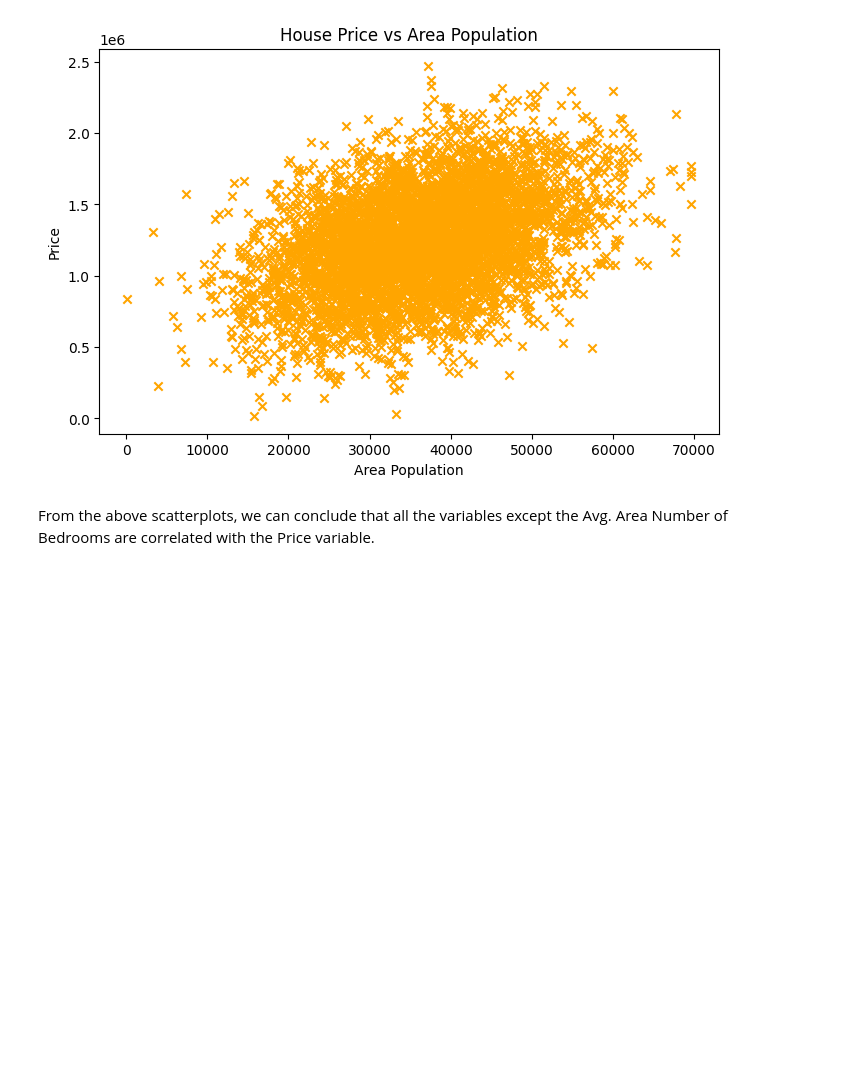
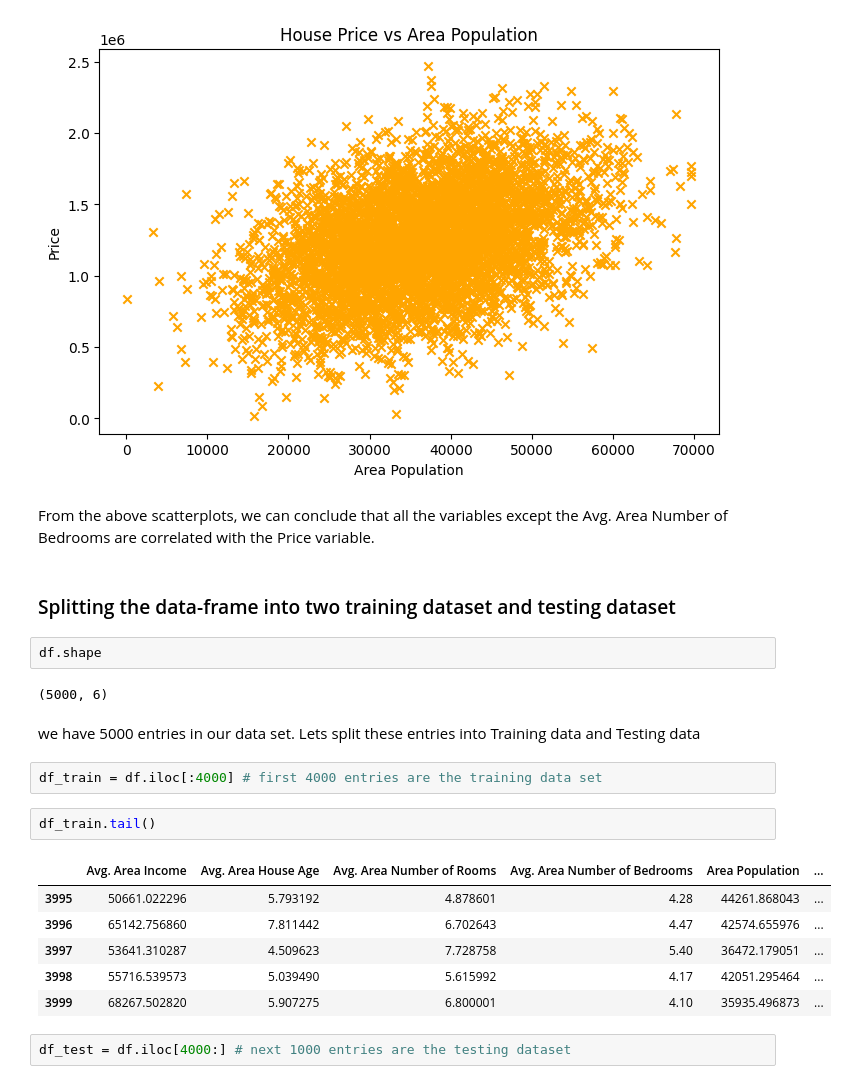
Before and after one commit to stuphy13/ReelEstate, a Jupyter notebook: ReelEstate.ipynb, the cells around one changed output. Cells and saved outputs as stored; diff of their text form; blank space fills up the shorter version.

```diff
--- a/ReelEstate.ipynb
+++ b/ReelEstate.ipynb
@@ -161,3 +160,24 @@ plt.show()
 [figure]
 # %% [markdown]
 From the above scatterplots, we can conclude that all the variables except the Avg. Area Number of Bedrooms are correlated with the Price variable.
+# %% [markdown]
+### Splitting the data-frame into two training dataset and testing dataset
+# %%
+df.shape
+# %% [output]
+(5000, 6)
+# %% [markdown]
+we have 5000 entries in our data set. Lets split these entries into Training data and Testing data
+# %%
+df_train = df.iloc[:4000] # first 4000 entries are the training data set
+# %%
+df_train.tail()
+# %% [output]
+|  | Avg. Area Income | Avg. Area House Age | Avg. Area Number of Rooms | Avg. Area Number of Bedrooms | Area Population | ... |
+| 3995 | 50661.022296 | 5.793192 | 4.878601 | 4.28 | 44261.868043 | ... |
+| 3996 | 65142.756860 | 7.811442 | 6.702643 | 4.47 | 42574.655976 | ... |
+| 3997 | 53641.310287 | 4.509623 | 7.728758 | 5.40 | 36472.179051 | ... |
+| 3998 | 55716.539573 | 5.039490 | 5.615992 | 4.17 | 42051.295464 | ... |
+| 3999 | 68267.502820 | 5.907275 | 6.800001 | 4.10 | 35935.496873 | ... |
+# %%
+df_test = df.iloc[4000:] # next 1000 entries are the testing dataset
```
Also changed, not shown: parts of 33 cells of this notebook.
